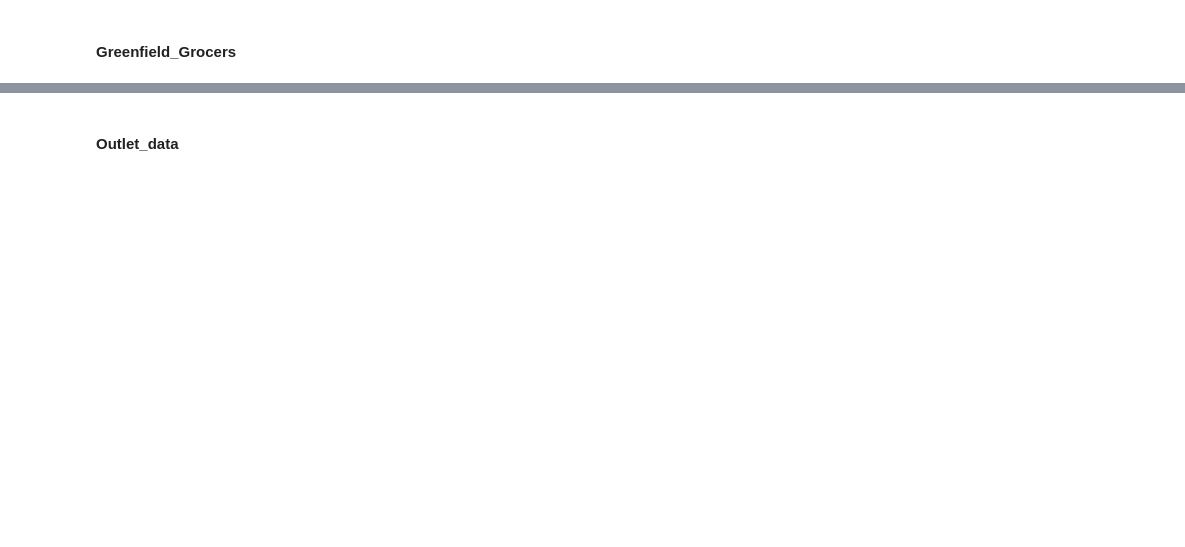
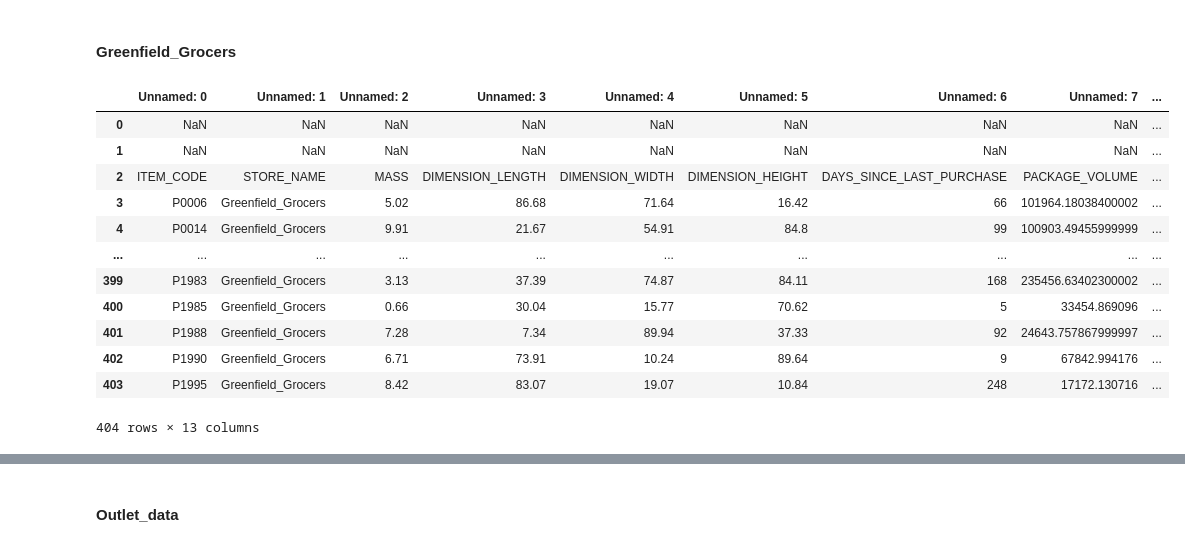
Before and after one commit to racousin/data_science_practice_2025, a Jupyter notebook: Camel-glitch/module4/module4_exercise1.ipynb, the cells around one changed output, grey strips where cells are left out. Drawn from its saved outputs; the diff is of its cells as text; code cells hidden in the pictures; blank space fills up the shorter version.

```diff
--- a/Camel-glitch/module4/module4_exercise1.ipynb
+++ b/Camel-glitch/module4/module4_exercise1.ipynb
@@ -36,6 +41,19 @@ df_cm = pd.read_csv('CityMart_data.csv')
 # %%
 # read "Greenfield_Grocers_data.csv"
 df_gg = pd.read_csv('Greenfield_Grocers_data.csv',sep='|')
-# %%
-df_gg.columns = df_gg.columns.str.lower()
-df_gg.drop(columns=["1","unnamed: 12"], inplace=True)
+# %%
+df_gg
+# %% [output]
+|  | Unnamed: 0 | Unnamed: 1 | Unnamed: 2 | Unnamed: 3 | Unnamed: 4 | Unnamed: 5 | Unnamed: 6 | Unnamed: 7 | ... |
+| 0 | NaN | NaN | NaN | NaN | NaN | NaN | NaN | NaN | ... |
+| 1 | NaN | NaN | NaN | NaN | NaN | NaN | NaN | NaN | ... |
+| 2 | ITEM_CODE | STORE_NAME | MASS | DIMENSION_LENGTH | DIMENSION_WIDTH | DIMENSION_HEIGHT | DAYS_SINCE_LAST_PURCHASE | PACKAGE_VOLUME | ... |
+| 3 | P0006 | Greenfield_Grocers | 5.02 | 86.68 | 71.64 | 16.42 | 66 | 101964.18038400002 | ... |
+| 4 | P0014 | Greenfield_Grocers | 9.91 | 21.67 | 54.91 | 84.8 | 99 | 100903.49455999999 | ... |
+| ... | ... | ... | ... | ... | ... | ... | ... | ... | ... |
+| 399 | P1983 | Greenfield_Grocers | 3.13 | 37.39 | 74.87 | 84.11 | 168 | 235456.63402300002 | ... |
+| 400 | P1985 | Greenfield_Grocers | 0.66 | 30.04 | 15.77 | 70.62 | 5 | 33454.869096 | ... |
+| 401 | P1988 | Greenfield_Grocers | 7.28 | 7.34 | 89.94 | 37.33 | 92 | 24643.757867999997 | ... |
+| 402 | P1990 | Greenfield_Grocers | 6.71 | 73.91 | 10.24 | 89.64 | 9 | 67842.994176 | ... |
+| 403 | P1995 | Greenfield_Grocers | 8.42 | 83.07 | 19.07 | 10.84 | 248 | 17172.130716 | ... |
+404 rows × 13 columns
```
Also changed, not shown: parts of 11 cells of this notebook, 1 other file.
